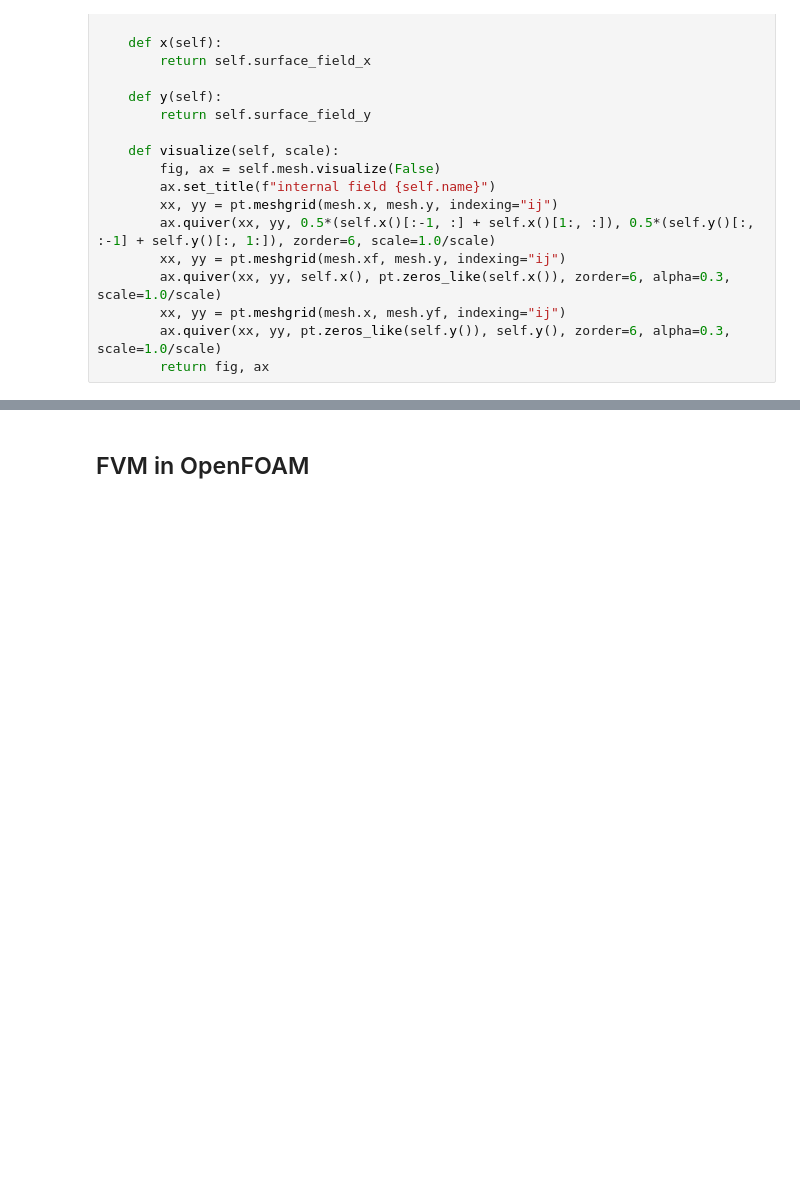
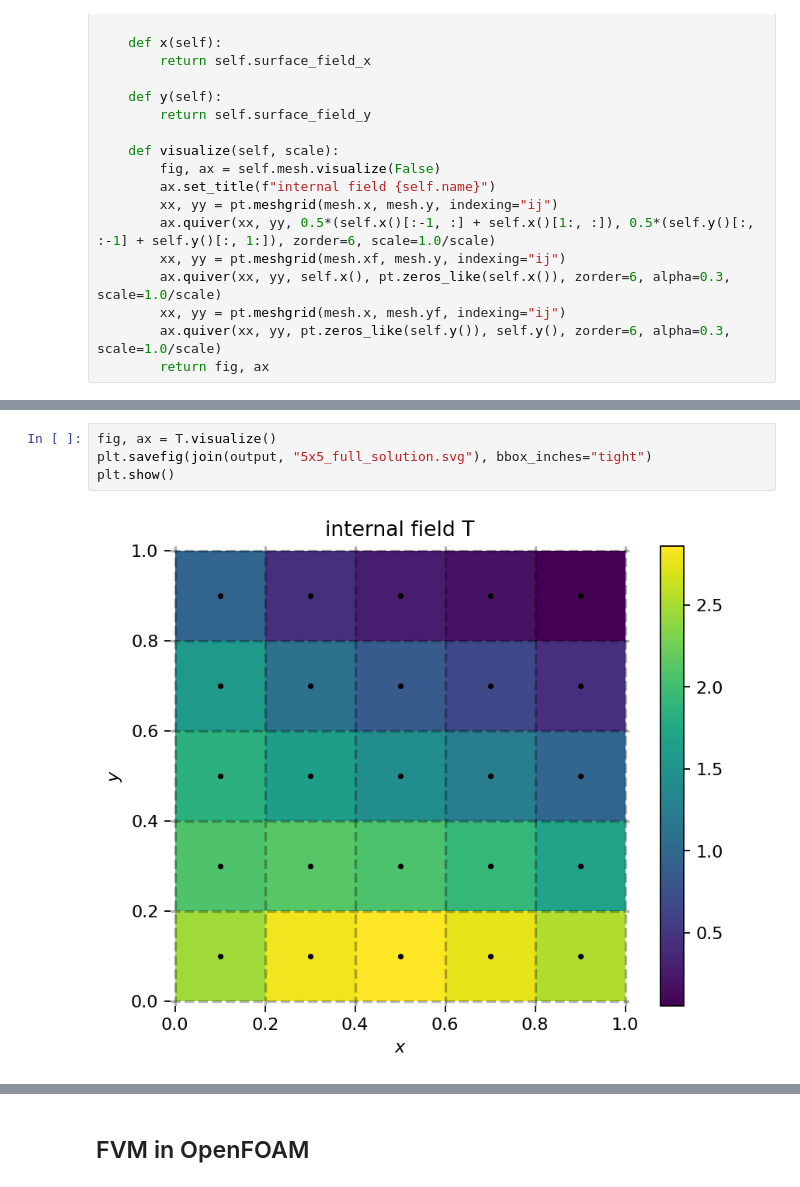
Before and after one commit to AndreWeiner/ml-cfd-lecture, a Jupyter notebook: notebooks/cfd_intro.ipynb, the cells around one changed output, grey strips where cells are left out. Cells and saved outputs as stored; diff of their text form; blank space fills up the shorter version.

```diff
--- a/notebooks/cfd_intro.ipynb
+++ b/notebooks/cfd_intro.ipynb
@@ -728,0 +864,6 @@ plt.show()
+# %%
+fig, ax = T.visualize()
+plt.savefig(join(output, "5x5_full_solution.svg"), bbox_inches="tight")
+plt.show()
+# %% [output]
+[figure, added]
```
Also changed, not shown: parts of 17 cells of this notebook, 4 other files.
